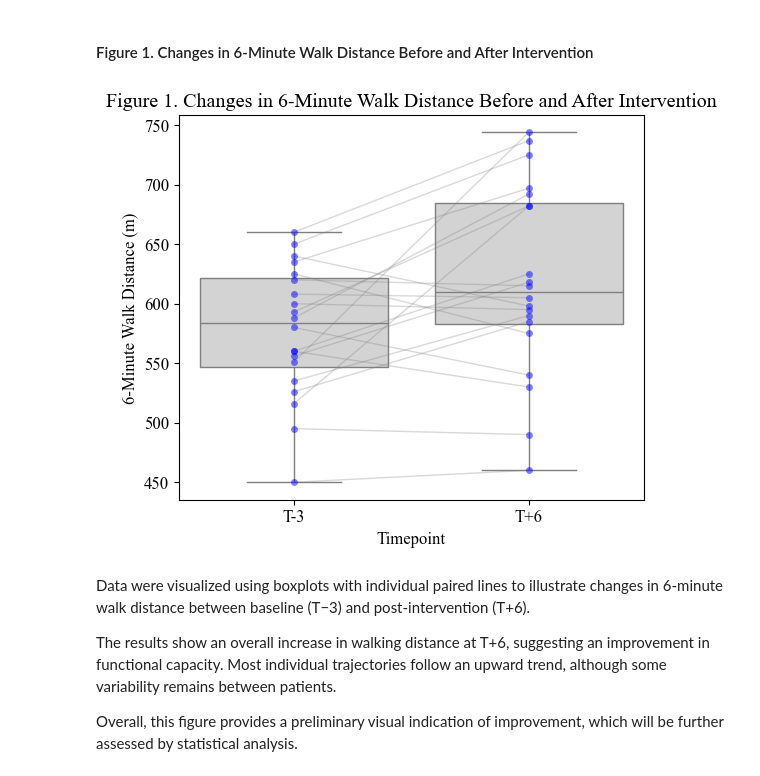
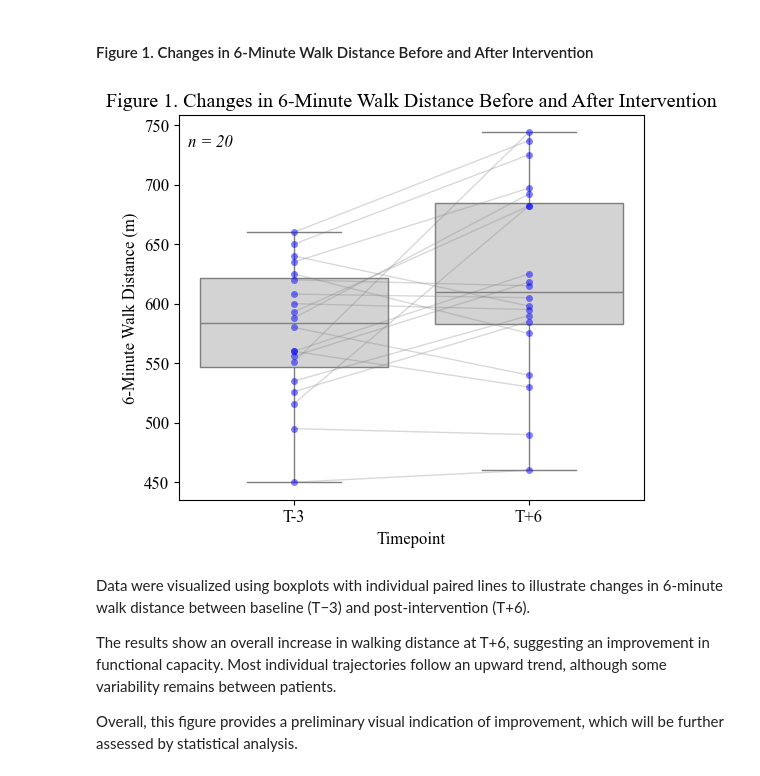
Before and after one commit to chloelaignel31-boop/Laignel.Chloe, a Jupyter notebook: notebook/exploratory_analysis.ipynb, the cells around one changed output. Cells and saved outputs as stored; diff of their text form; code cells hidden in the pictures.

```diff
--- a/notebook/exploratory_analysis.ipynb
+++ b/notebook/exploratory_analysis.ipynb
@@ -240,34 +240,43 @@ sns.stripplot(
 )
 # Wide format retained for paired individual trajectories
 # Paired lines for each patient (before → after)
 for i in range(len(data_included)):
     plt.plot(
         ["T-3", "T+6"],
         [
             data_included["6minwt_distance_traveled_m_before"].iloc[i],
             data_included["6minwt_distance_traveled_m_after"].iloc[i]
         ],
         color="grey",
         alpha=0.3,
         linewidth=1
     )
 
 # Labels and title
 plt.xlabel("Timepoint")
 plt.ylabel("6-Minute Walk Distance (m)")
 plt.title("Figure 1. Changes in 6-Minute Walk Distance Before and After Intervention")
 
+# Add n = 20
+plt.text(
+    0.02, 0.95,
+    "n = 20",
+    transform=plt.gca().transAxes,
+    fontsize=12,
+    style="italic",
+    verticalalignment="top"
+)
 
 # Save the figure
 plt.savefig(
     "../figures/Figure_1_Changes_in_6MWT_Before_After.png",
     bbox_inches="tight"
 )
 
 # Display the plot
 plt.show()
 # %% [output]
-[figure, old version]
+[figure, new version]
 # %% [markdown]
 Data were visualized using boxplots with individual paired lines to illustrate changes in 6-minute walk distance between baseline (T−3) and post-intervention (T+6).
 
```
Also changed, not shown: parts of 3 cells of this notebook, 4 other files.
